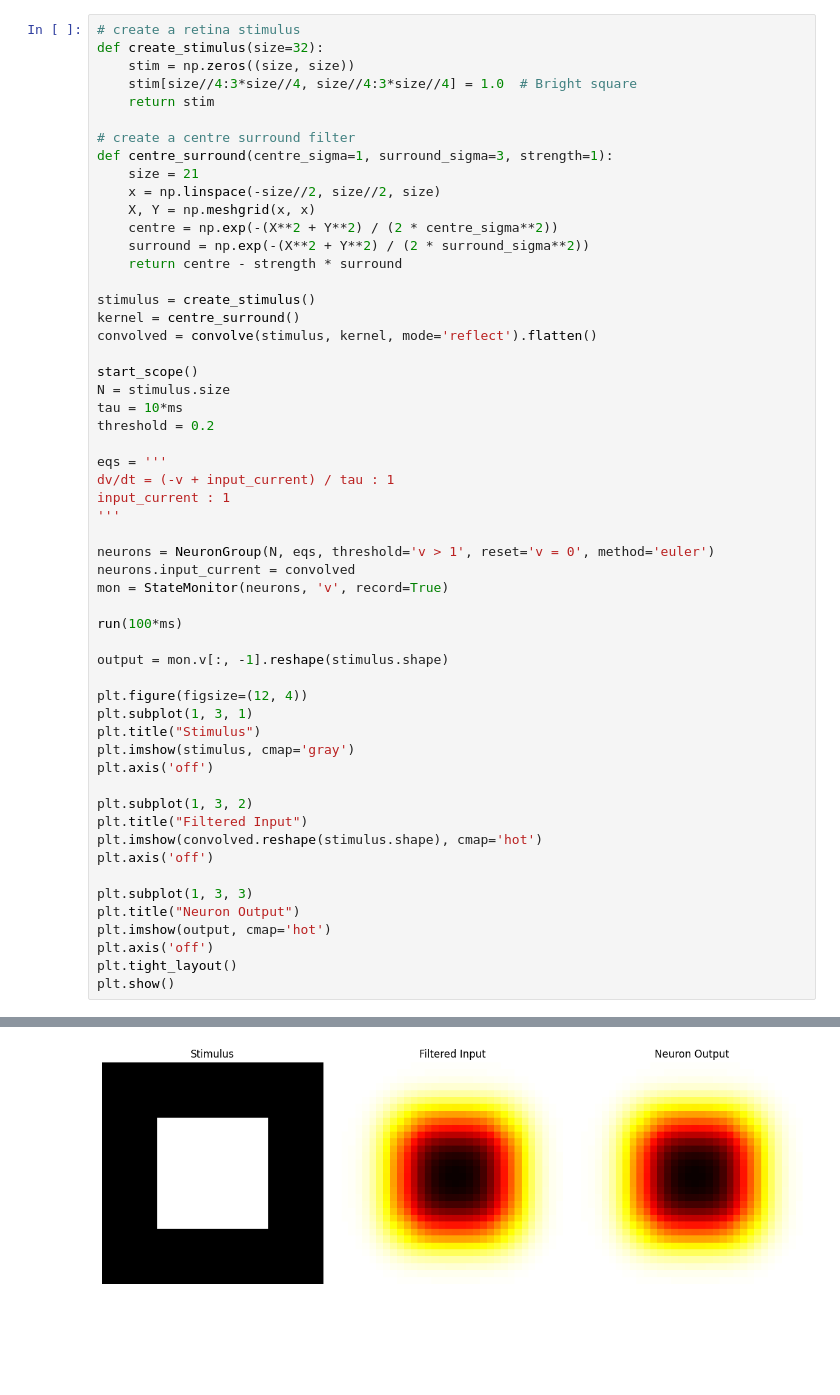
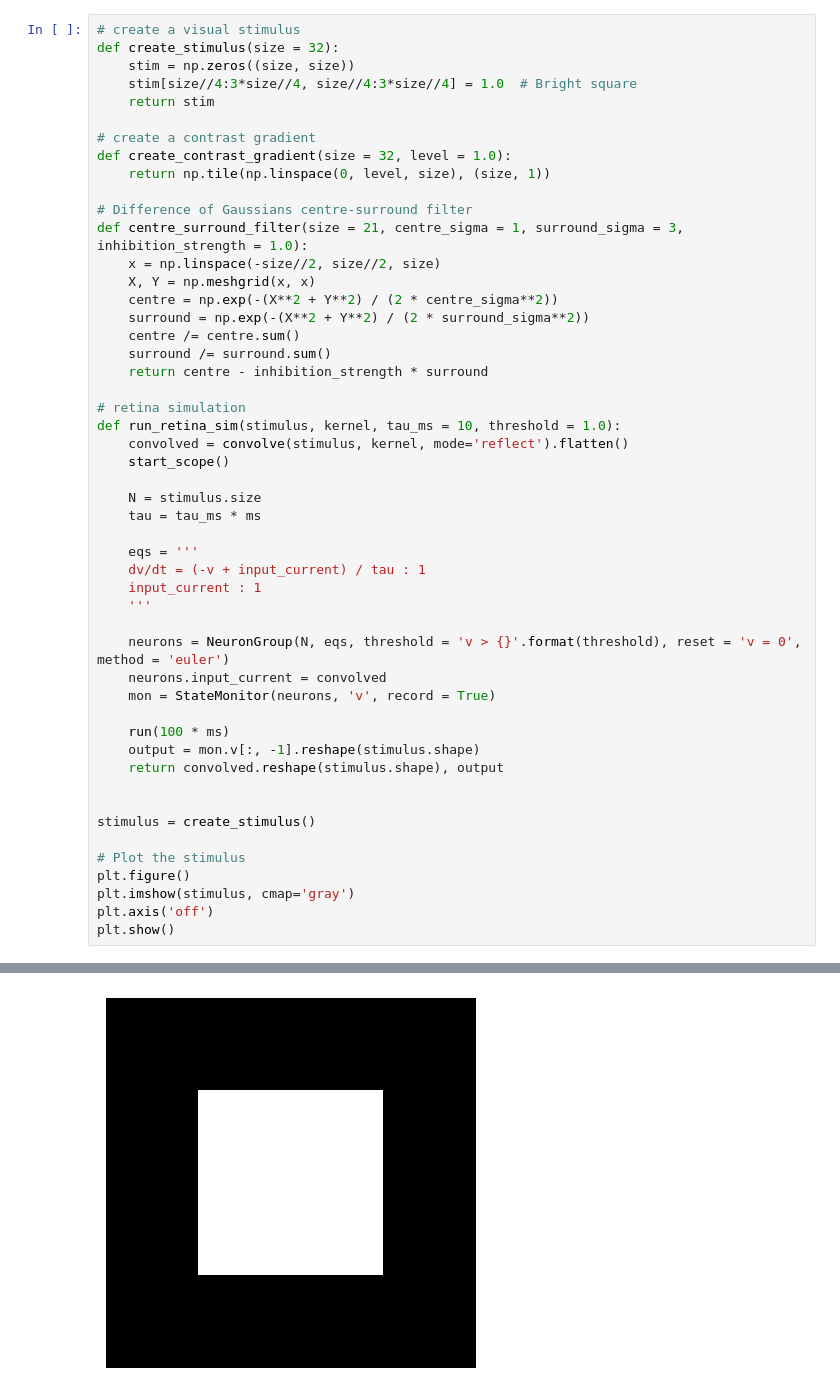
Before and after one commit to elsmith980/retina-neuron-model, a Jupyter notebook: retina-neuron-model.ipynb, the cells around one changed output, grey strips where cells are left out. Drawn from its saved outputs; the diff is of its cells as text; blank space fills up the shorter version.

```diff
--- a/retina-neuron-model.ipynb
+++ b/retina-neuron-model.ipynb
@@ -6,56 +10,51 @@ from scipy.ndimage import convolve
 # %%
-# create a retina stimulus
-def create_stimulus(size=32):
+# create a visual stimulus
+def create_stimulus(size = 32):
     stim = np.zeros((size, size))
     stim[size//4:3*size//4, size//4:3*size//4] = 1.0  # Bright square
     return stim
 
-# create a centre surround filter
-def centre_surround(centre_sigma=1, surround_sigma=3, strength=1):
-    size = 21
+# create a contrast gradient
+def create_contrast_gradient(size = 32, level = 1.0):
+    return np.tile(np.linspace(0, level, size), (size, 1))
+
+# Difference of Gaussians centre-surround filter
+def centre_surround_filter(size = 21, centre_sigma = 1, surround_sigma = 3, inhibition_strength = 1.0):
     x = np.linspace(-size//2, size//2, size)
     X, Y = np.meshgrid(x, x)
     centre = np.exp(-(X**2 + Y**2) / (2 * centre_sigma**2))
     surround = np.exp(-(X**2 + Y**2) / (2 * surround_sigma**2))
-    return centre - strength * surround
+    centre /= centre.sum()
+    surround /= surround.sum()
+    return centre - inhibition_strength * surround
+
+# retina simulation
+def run_retina_sim(stimulus, kernel, tau_ms = 10, threshold = 1.0):
+    convolved = convolve(stimulus, kernel, mode='reflect').flatten()
+    start_scope()
+
+    N = stimulus.size
+    tau = tau_ms * ms
+
+    eqs = '''
+    dv/dt = (-v + input_current) / tau : 1
+    input_current : 1
+    '''
+
+    neurons = NeuronGroup(N, eqs, threshold = 'v > {}'.format(threshold), reset = 'v = 0', method = 'euler')
+    neurons.input_current = convolved
+    mon = StateMonitor(neurons, 'v', record = True)
+
+    run(100 * ms)
+    output = mon.v[:, -1].reshape(stimulus.shape)
+    return convolved.reshape(stimulus.shape), output
+
 
 stimulus = create_stimulus()
-kernel = centre_surround()
-convolved = convolve(stimulus, kernel, mode='reflect').flatten()
 
-start_scope()
-N = stimulus.size
-tau = 10*ms
-threshold = 0.2
-
-eqs = '''
-dv/dt = (-v + input_current) / tau : 1
-input_current : 1
-'''
-
-neurons = NeuronGroup(N, eqs, threshold='v > 1', reset='v = 0', method='euler')
-neurons.input_current = convolved
-mon = StateMonitor(neurons, 'v', record=True)
-
-run(100*ms)
-
-output = mon.v[:, -1].reshape(stimulus.shape)
-
-plt.figure(figsize=(12, 4))
-plt.subplot(1, 3, 1)
-plt.title("Stimulus")
+# Plot the stimulus
+plt.figure()
 plt.imshow(stimulus, cmap='gray')
 plt.axis('off')
-
-plt.subplot(1, 3, 2)
-plt.title("Filtered Input")
-plt.imshow(convolved.reshape(stimulus.shape), cmap='hot')
-plt.axis('off')
-
-plt.subplot(1, 3, 3)
-plt.title("Neuron Output")
-plt.imshow(output, cmap='hot')
-plt.axis('off')
-plt.tight_layout()
 plt.show()
 # %% [output]
@@ -63 +61 @@ WARNING    Removing unsupported flag '-march=native' from compiler flags. [brian
-[figure, old version]
+[figure, new version]
```
Also changed, not shown: parts of 6 cells of this notebook, 2 other files.
